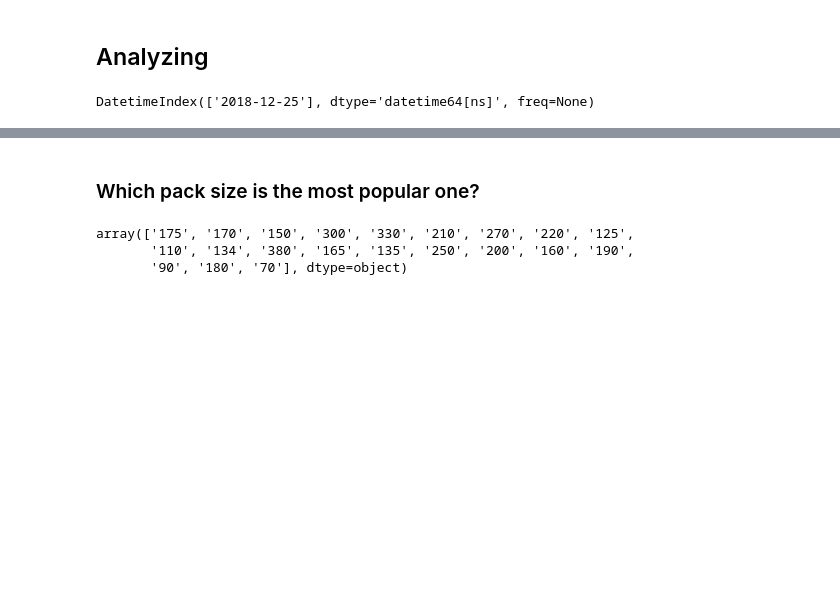
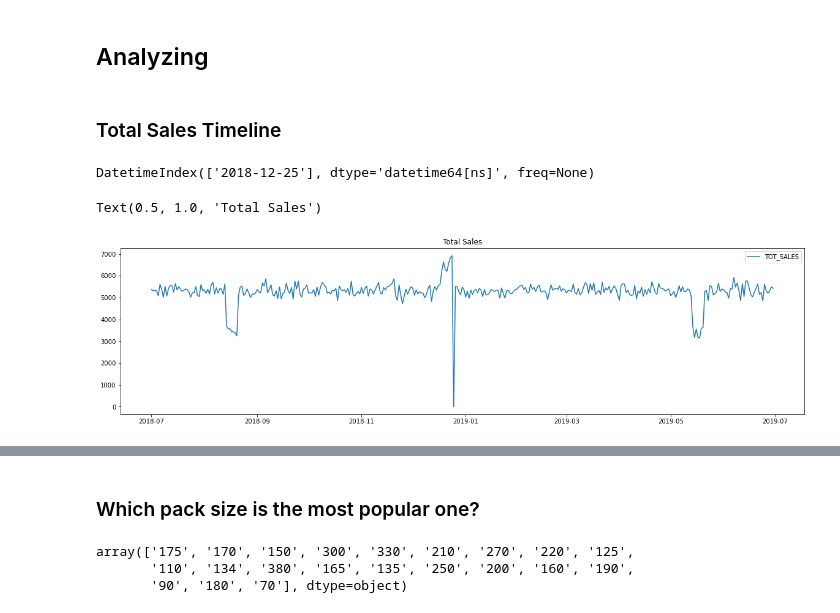
Before and after one commit to o0yr0o/Quantium-Virtual-Project, a Jupyter notebook: task1.ipynb, the cells around one changed output, grey strips where cells are left out. Cells and saved outputs as stored; diff of their text form; code cells hidden in the pictures; blank space fills up the shorter version.

```diff
--- a/task1.ipynb
+++ b/task1.ipynb
@@ -189,6 +189,8 @@ df.head()
 | 5 | 2019-05-19 | 4 | 4074 | 2982 | 57 | Old El Paso Salsa Dip Tomato Mild | 1 | 5.1 | MIDAGE SINGLES/COUPLES | ... |
 # %% [markdown]
 ## Analyzing
+# %% [markdown]
+### Total Sales Timeline
 # %%
 # look for missing date
 pd.date_range(start='2018-07-01', end='2019-06-30').difference(df.DATE)
@@ -198,0 +203,16 @@ DatetimeIndex(['2018-12-25'], dtype='datetime64[ns]', freq=None)
+# %%
+# visualize Total Sales
+sales = pd.pivot_table(df, values='TOT_SALES', index='DATE', aggfunc='sum')
+
+# show december 25's sales as 0
+saleszero = pd.DataFrame(index = pd.date_range(start='2018-07-01', end='2019-06-30'))
+saleszero['TOT_SALES'] = 0
+sales = sales + saleszero
+sales.fillna(0, inplace=True)
+
+# plot graph
+plt.figure(figsize=(20,5))
+sb.lineplot(data=sales).set_title('Total Sales')
+# %% [output]
+Text(0.5, 1.0, 'Total Sales')
+[figure, added]
```
Also changed, not shown: parts of 2 cells of this notebook, 8 other files.
